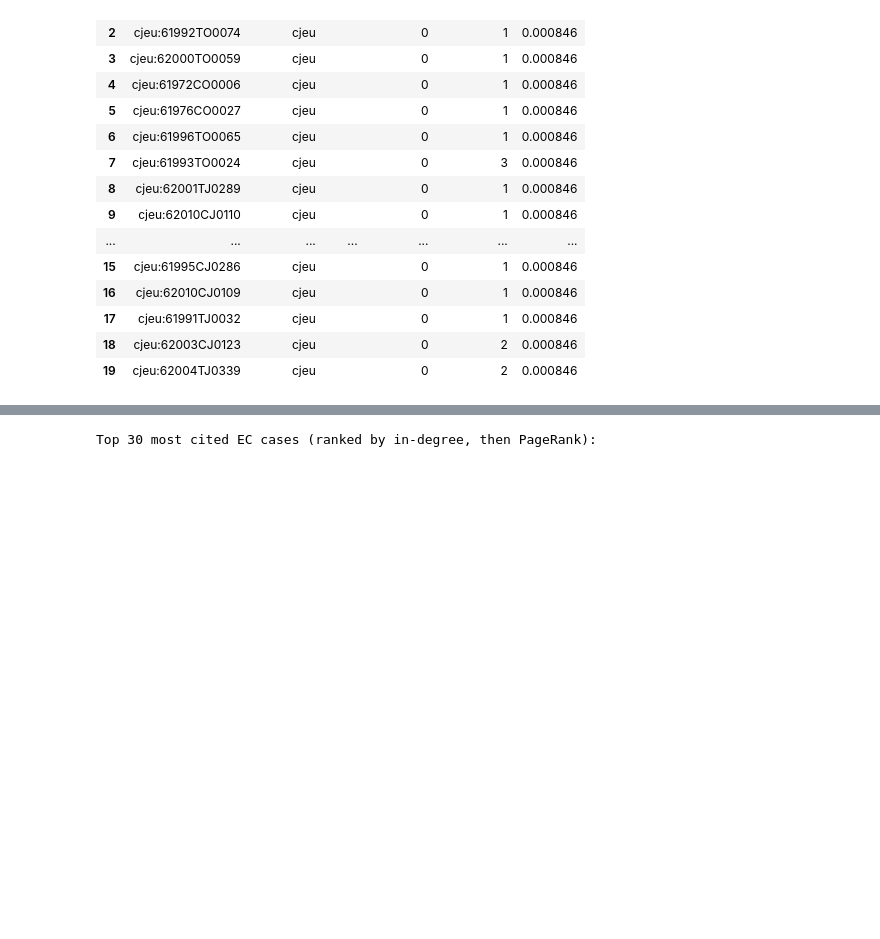
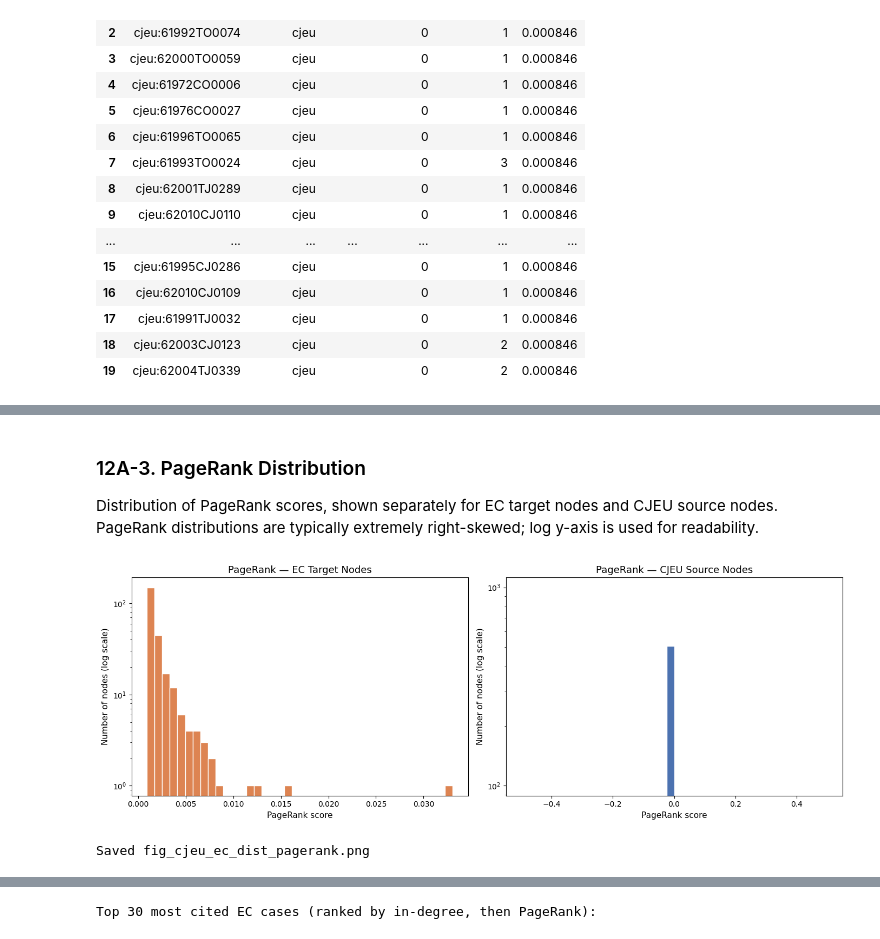
Before and after one commit to floheusser/data_analysis_master, a Jupyter notebook: 09_build_cjeu_ec_network.ipynb, the cells around one changed output, grey strips where cells are left out. Cells and saved outputs as stored; diff of their text form; code cells hidden in the pictures; blank space fills up the shorter version.

```diff
--- a/09_build_cjeu_ec_network.ipynb
+++ b/09_build_cjeu_ec_network.ipynb
@@ -652,0 +771,28 @@ These are the EC antitrust cases most frequently referenced by CJEU documents.
+# %% [markdown]
+### 12A-3. PageRank Distribution
+
+Distribution of PageRank scores, shown separately for EC target nodes and CJEU source nodes.
+PageRank distributions are typically extremely right-skewed; log y-axis is used for readability.
+# %%
+fig, axes = plt.subplots(1, 2, figsize=(14, 5), facecolor="white")
+
+for ax, series, color, title in [
+    (axes[0], ec_pagerank_series,   COLOR_EC,   "PageRank — EC Target Nodes"),
+    (axes[1], cjeu_pagerank_series, COLOR_CJEU, "PageRank — CJEU Source Nodes"),
+]:
+    ax.set_facecolor("white")
+    ax.hist(series, bins=40, color=color, edgecolor="white")
+    ax.set_yscale("log")
+    ax.set_title(title, fontsize=13, color="black")
+    ax.set_xlabel("PageRank score", fontsize=11, color="black")
+    ax.set_ylabel("Number of nodes (log scale)", fontsize=11, color="black")
+    ax.tick_params(colors="black")
+
+fig.tight_layout()
+fig.savefig(FIGURES_DIR / "fig_cjeu_ec_dist_pagerank.png",
+            dpi=300, bbox_inches="tight", facecolor="white", transparent=False)
+plt.show()
+print("Saved fig_cjeu_ec_dist_pagerank.png")
+# %% [output]
+[figure, added]
+Saved fig_cjeu_ec_dist_pagerank.png
```
Also changed, not shown: parts of 9 cells of this notebook, 3 other files.
